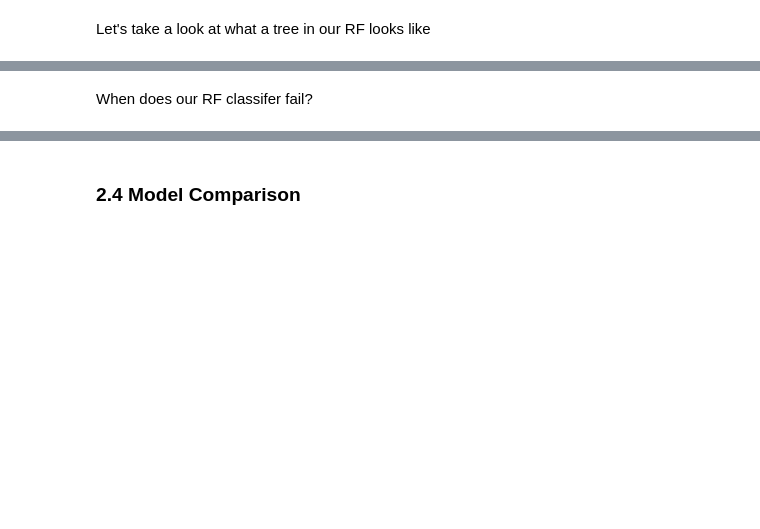
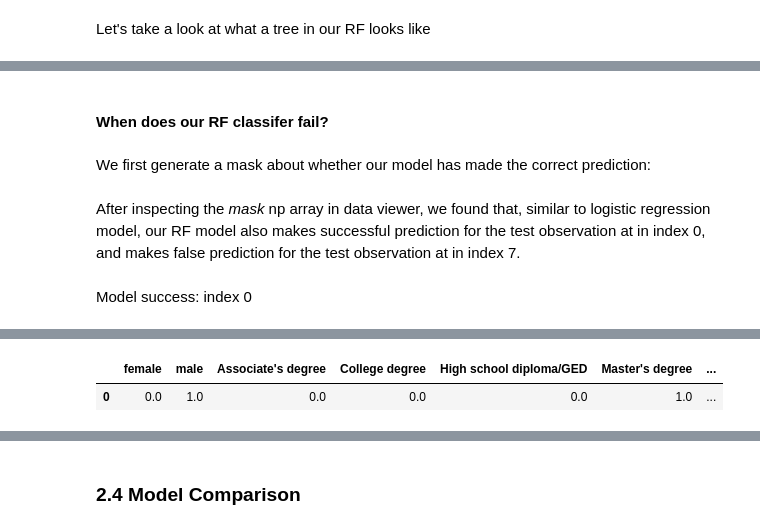
Before and after one commit to shaangao/cog-pred, a Jupyter notebook: proj1.ipynb, the cells around one changed output, grey strips where cells are left out. Cells and saved outputs as stored; diff of their text form; code cells hidden in the pictures; blank space fills up the shorter version.

```diff
--- a/proj1.ipynb
+++ b/proj1.ipynb
@@ -708,2 +917,4 @@ import graphviz
 # %% [markdown]
-When does our RF classifer fail?
+#### When does our RF classifer fail?
+# %% [markdown]
+We first generate a mask about whether our model has made the correct prediction:
@@ -709,0 +923,16 @@ When does our RF classifer fail?
+# %% [markdown]
+After inspecting the *mask* np array in data viewer, we found that, similar to logistic regression model, our RF model also makes successful prediction for the test observation at in index 0, and makes false prediction for the test observation at in index 7.
+# %% [markdown]
+Model success: index 0
+# %%
+# RF success: index 0
+
+print(f"Successfully predicted the true label: {y_test[0]} \n(remember that we coded high cognitive performance as 0 and low cognitive performance as 1)")
+
+df_s = pd.DataFrame(X_test[0,:].reshape(1,-1), columns=['female', 'male',
+                                                "Associate's degree", 'College degree',
+                                                'High school diploma/GED', "Master's degree",
+                                                'education_level_Other', 'Ph.D.', 'Professional degree', 'Some college', 'Some high school',
+                                                'AU', 'CA', 'NZ', 'US', 'age'])
+df_s
+# %% [output]
@@ -709,0 +941,2 @@ When does our RF classifer fail?
+|  | female | male | Associate's degree | College degree | High school diploma/GED | Master's degree | ... |
+| 0 | 0.0 | 1.0 | 0.0 | 0.0 | 0.0 | 1.0 | ... |
```
Also changed, not shown: parts of 56 cells of this notebook, 13 other files.
